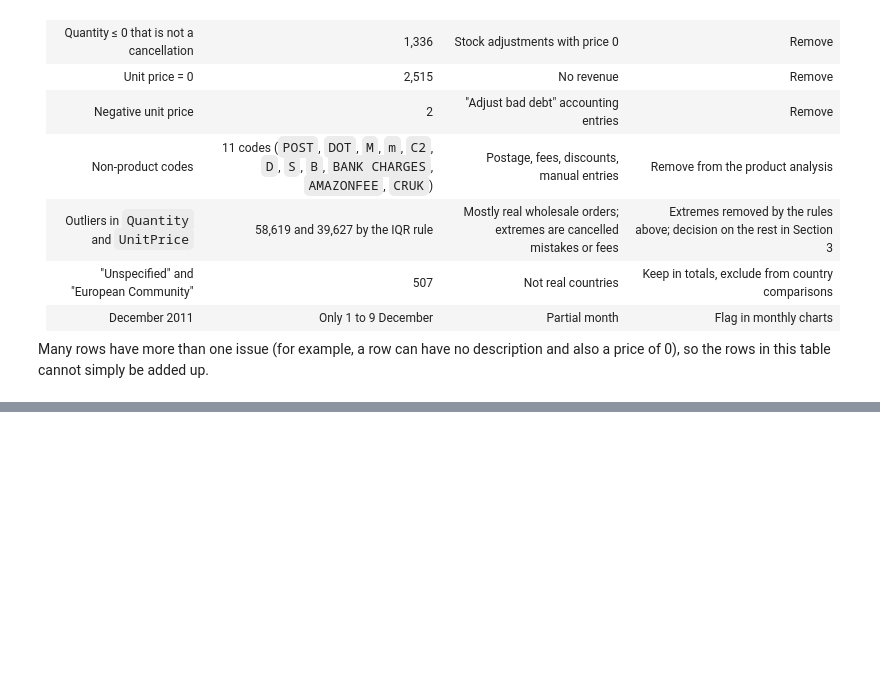
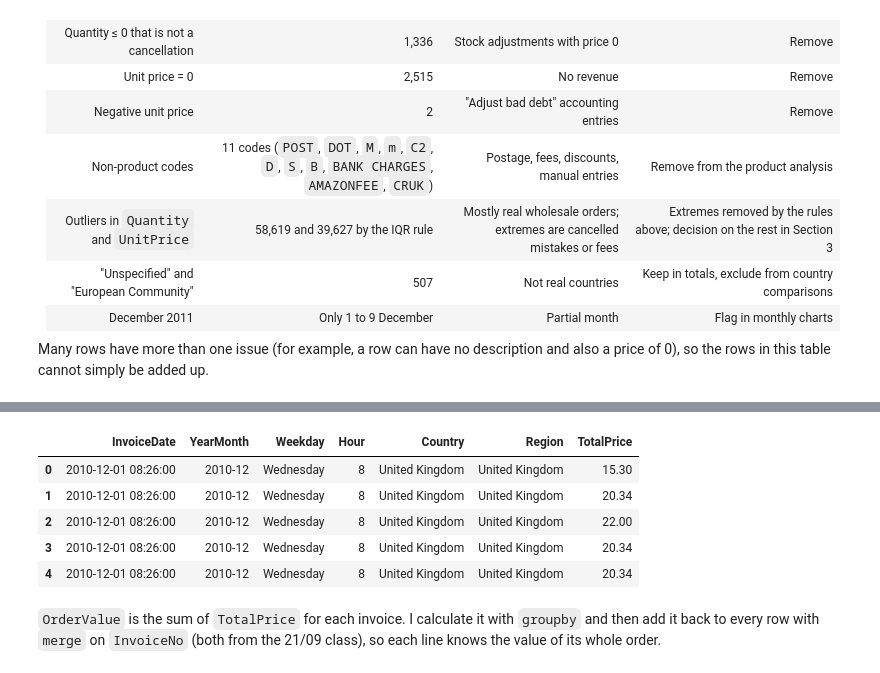
Before and after one commit to MatheusFerreiraL/dvc-ca2-online-retail, a Jupyter notebook: dvc_ca2_online_retail.ipynb, the cells around one changed output, grey strips where cells are left out. Drawn from its saved outputs; the diff is of its cells as text; code cells hidden in the pictures; blank space fills up the shorter version.

```diff
--- a/dvc_ca2_online_retail.ipynb
+++ b/dvc_ca2_online_retail.ipynb
@@ -406,0 +552,11 @@ Many rows have more than one issue (for example, a row can have no description a
+# %%
+reversed_lines = (((clean['InvoiceNo'] == '581483') & (clean['StockCode'] == '23843')) |
+                  ((clean['InvoiceNo'] == '541431') & (clean['StockCode'] == '23166')) |
+                  ((clean['InvoiceNo'] == '556444') & (clean['StockCode'] == '22502')))
+
+display(clean[reversed_lines])
+
+rows_before = len(clean)
+clean = clean[reversed_lines == False]
+cleaning_log.append({'Step': 'Sales reversed straight away', 'Rows removed': rows_before - len(clean), 'Rows left': len(clean)})
+print('Rows removed:', rows_before - len(clean))
@@ -406,0 +575,6 @@ Many rows have more than one issue (for example, a row can have no description a
+# %%
+clean['CustomerType'] = np.where(clean['CustomerID'].isnull(), 'No customer ID', 'Registered customer')
+
+print(clean['CustomerType'].value_counts())
+print()
+print(clean.isnull().sum())
@@ -406,0 +602,3 @@ Many rows have more than one issue (for example, a row can have no description a
+# %%
+clean['Country'] = clean['Country'].replace({'EIRE': 'Ireland', 'RSA': 'South Africa'})
+clean['Country'].nunique()
@@ -406,0 +611,12 @@ Many rows have more than one issue (for example, a row can have no description a
+# %%
+clean['TotalPrice'] = clean['Quantity'] * clean['UnitPrice']
+total_revenue = clean['TotalPrice'].sum()
+
+for column in ['Quantity', 'UnitPrice', 'TotalPrice']:
+    Q1 = clean[column].quantile(0.25)
+    Q3 = clean[column].quantile(0.75)
+    IQR = Q3 - Q1
+    upper = Q3 + 1.5 * IQR
+    outliers = clean[clean[column] > upper]
+    print(column, '| upper limit:', round(upper, 2), '| outlier rows:', len(outliers),
+          '| share of revenue:', round(outliers['TotalPrice'].sum() / total_revenue * 100, 1), '%')
@@ -406,0 +658,16 @@ Many rows have more than one issue (for example, a row can have no description a
+# %%
+clean['YearMonth'] = clean['InvoiceDate'].dt.to_period('M').astype(str)
+clean['Weekday'] = clean['InvoiceDate'].dt.day_name()
+clean['Hour'] = clean['InvoiceDate'].dt.hour
+clean['Region'] = np.where(clean['Country'] == 'United Kingdom', 'United Kingdom', 'Outside UK')
+
+clean[['InvoiceDate', 'YearMonth', 'Weekday', 'Hour', 'Country', 'Region', 'TotalPrice']].head()
+# %% [output]
+|  | InvoiceDate | YearMonth | Weekday | Hour | Country | Region | TotalPrice |
+| 0 | 2010-12-01 08:26:00 | 2010-12 | Wednesday | 8 | United Kingdom | United Kingdom | 15.30 |
+| 1 | 2010-12-01 08:26:00 | 2010-12 | Wednesday | 8 | United Kingdom | United Kingdom | 20.34 |
+| 2 | 2010-12-01 08:26:00 | 2010-12 | Wednesday | 8 | United Kingdom | United Kingdom | 22.00 |
+| 3 | 2010-12-01 08:26:00 | 2010-12 | Wednesday | 8 | United Kingdom | United Kingdom | 20.34 |
+| 4 | 2010-12-01 08:26:00 | 2010-12 | Wednesday | 8 | United Kingdom | United Kingdom | 20.34 |
+# %% [markdown]
+`OrderValue` is the sum of `TotalPrice` for each invoice. I calculate it with `groupby` and then add it back to every row with `merge` on `InvoiceNo` (both from the 21/09 class), so each line knows the value of its whole order.
```
Also changed, not shown: parts of 46 cells of this notebook.
